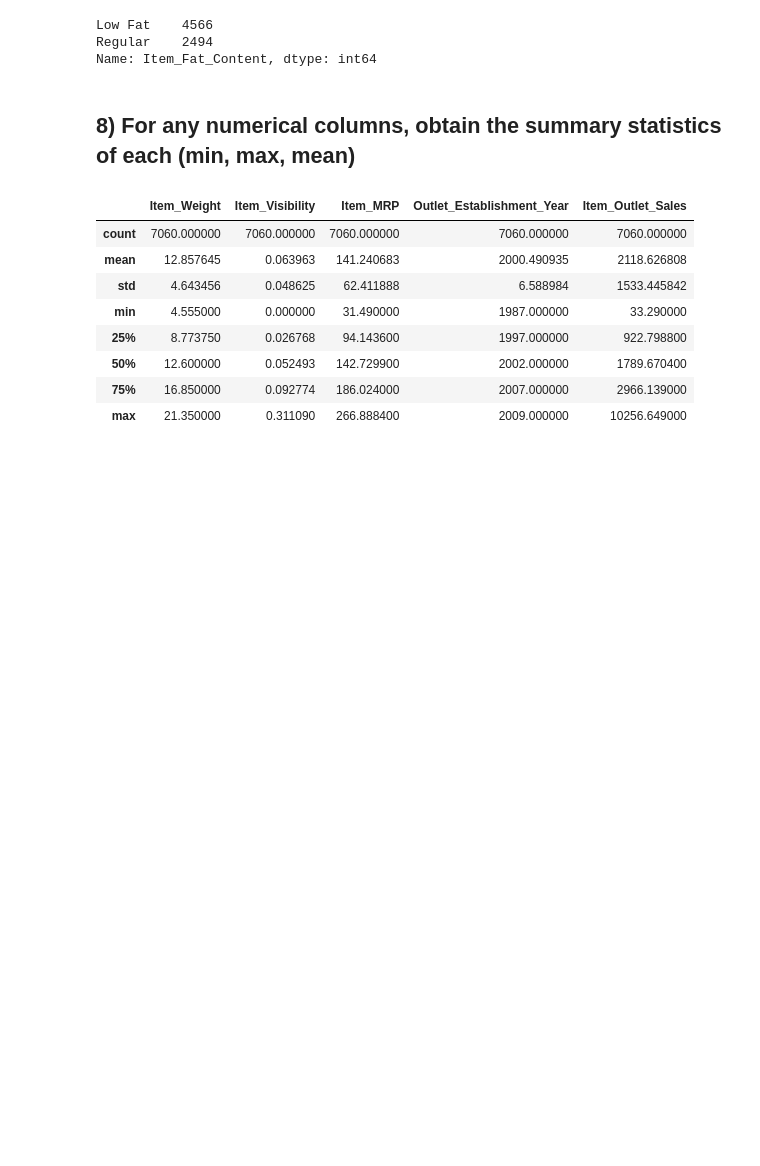
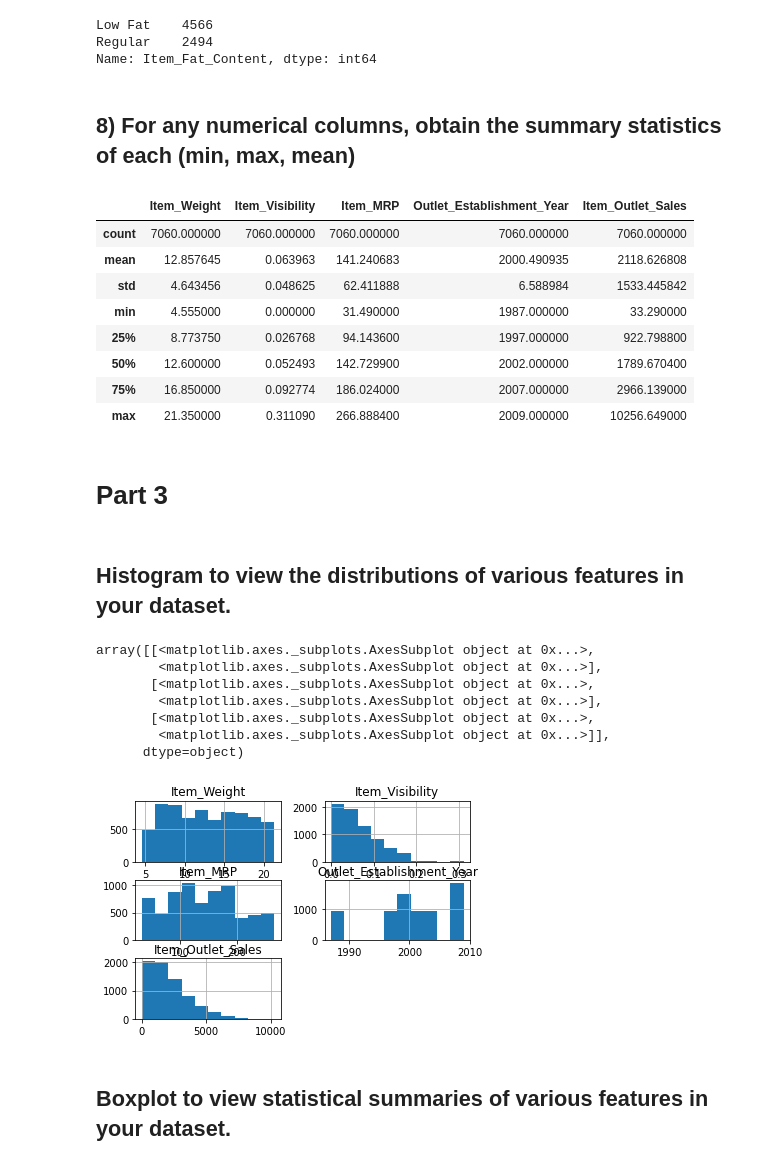
Before and after one commit to robertramos89/CD-DS-1-24-22, a Jupyter notebook: PortfolioProject1.ipynb, the cells around one changed output. Cells and saved outputs as stored; diff of their text form; code cells hidden in the pictures; blank space fills up the shorter version.

```diff
--- a/PortfolioProject1.ipynb
+++ b/PortfolioProject1.ipynb
@@ -300,3 +300,20 @@ df.describe()
 | 50% | 12.600000 | 0.052493 | 142.729900 | 2002.000000 | 1789.670400 |
 | 75% | 16.850000 | 0.092774 | 186.024000 | 2007.000000 | 2966.139000 |
 | max | 21.350000 | 0.311090 | 266.888400 | 2009.000000 | 10256.649000 |
+# %% [markdown]
+# Part 3
+# %% [markdown]
+## Histogram to view the distributions of various features in your dataset.
+# %%
+df.hist()
+# %% [output]
+array([[<matplotlib.axes._subplots.AxesSubplot object at 0x...>,
+        <matplotlib.axes._subplots.AxesSubplot object at 0x...>],
+       [<matplotlib.axes._subplots.AxesSubplot object at 0x...>,
+        <matplotlib.axes._subplots.AxesSubplot object at 0x...>],
+       [<matplotlib.axes._subplots.AxesSubplot object at 0x...>,
+        <matplotlib.axes._subplots.AxesSubplot object at 0x...>]],
+      dtype=object)
+[figure, added]
+# %% [markdown]
+## Boxplot to view statistical summaries of various features in your dataset.
```
Also changed, not shown: parts of 5 cells of this notebook.
